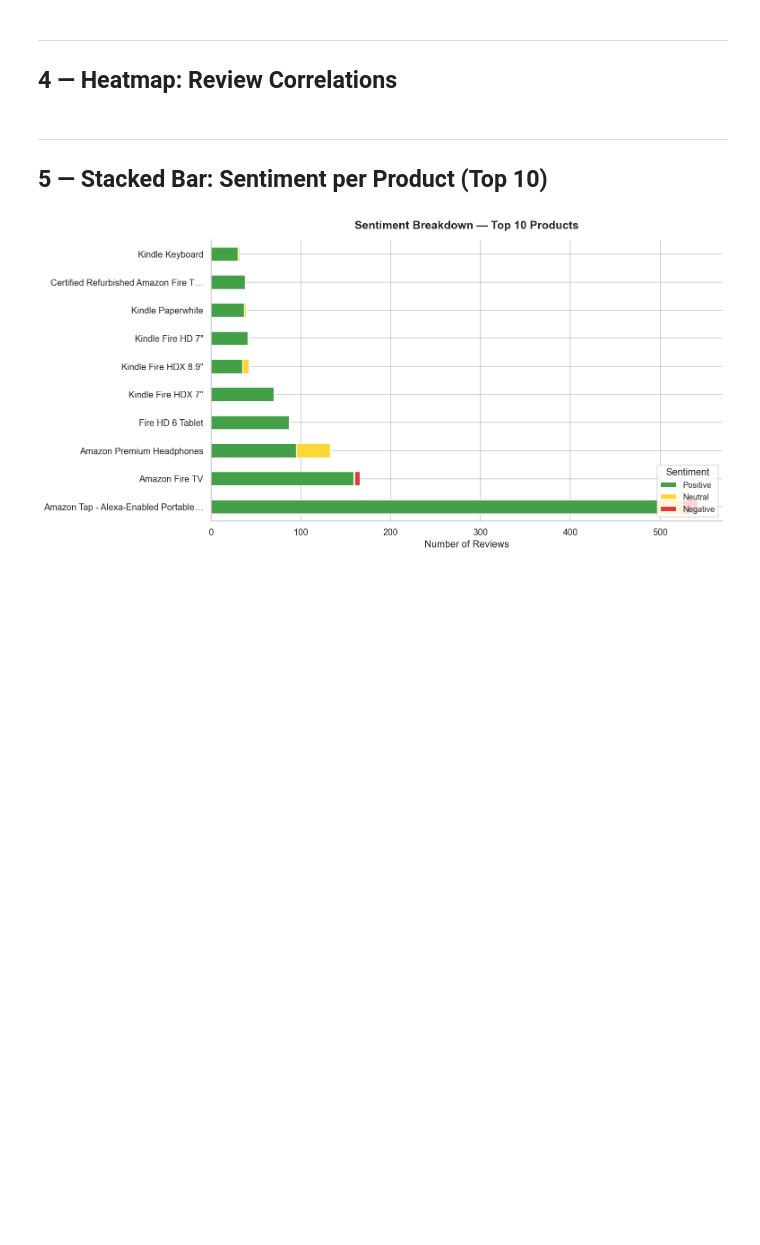
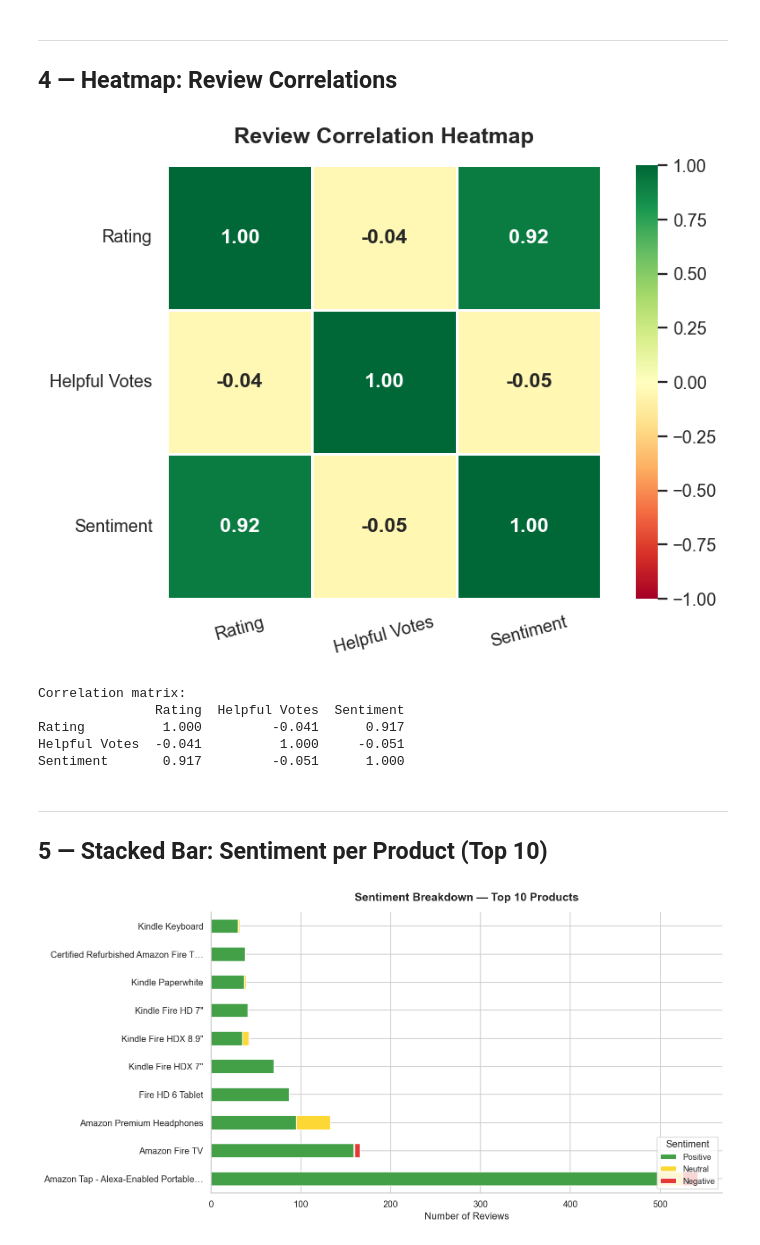
Before and after one commit to Mukund4321/Amzon_Product_review_analysis_problem_4, a Jupyter notebook: notebooks/mukund_visualizations.ipynb, the cells around one changed output. Cells and saved outputs as stored; diff of their text form; code cells hidden in the pictures; blank space fills up the shorter version.

```diff
--- a/notebooks/mukund_visualizations.ipynb
+++ b/notebooks/mukund_visualizations.ipynb
@@ -129,34 +172,50 @@ fig.show()
 ---
 ## 4 — Heatmap: Review Correlations
 # %%
+# encode sentiment as numeric for correlation
 df['sentiment_score'] = df['sentiment'].map({'Positive': 1, 'Neutral': 0, 'Negative': -1})
-df['reviews.numHelpful'] = df['reviews.numHelpful'].fillna(0)
 
-corr_df = df[['reviews.rating', 'reviews.numHelpful', 'sentiment_score', 'price_usd']].rename(columns={
-    'reviews.rating': 'Rating',
+corr_cols = {
+    'reviews.rating'  : 'Rating',
     'reviews.numHelpful': 'Helpful Votes',
-    'sentiment_score': 'Sentiment',
-    'price_usd': 'Price (USD)'
-})
+    'sentiment_score' : 'Sentiment',
+}
+corr_df = df[list(corr_cols.keys())].rename(columns=corr_cols)
 corr_matrix = corr_df.corr()
 
-fig, ax = plt.subplots(figsize=(7, 6))
+fig, ax = plt.subplots(figsize=(7, 5))
+mask = np.zeros_like(corr_matrix, dtype=bool)
+mask[np.triu_indices_from(mask)] = True   # hide upper triangle duplicates
+
 sns.heatmap(
     corr_matrix,
-    annot=True, fmt='.2f',
+    annot=True,
+    fmt='.2f',
     cmap='RdYlGn',
     vmin=-1, vmax=1,
-    linewidths=1.5, linecolor='white',
+    linewidths=1.5,
+    linecolor='white',
     square=True,
-    annot_kws={'size': 12, 'weight': 'bold'},
+    annot_kws={'size': 13, 'weight': 'bold'},
     ax=ax
 )
+
 ax.set_title('Review Correlation Heatmap', fontsize=14, fontweight='bold', pad=14)
-ax.tick_params(axis='x', labelsize=10, rotation=20)
-ax.tick_params(axis='y', labelsize=10, rotation=0)
+ax.tick_params(axis='x', labelsize=11, rotation=15)
+ax.tick_params(axis='y', labelsize=11, rotation=0)
 plt.tight_layout()
 plt.savefig('../outputs/charts/heatmap_correlations.png', dpi=150)
 plt.show()
+
+print('\nCorrelation matrix:')
+print(corr_matrix.round(3).to_string())
+# %% [output]
+[figure, added]
+Correlation matrix:
+               Rating  Helpful Votes  Sentiment
+Rating          1.000         -0.041      0.917
+Helpful Votes  -0.041          1.000     -0.051
+Sentiment       0.917         -0.051      1.000
 # %% [markdown]
 ---
 ## 5 — Stacked Bar: Sentiment per Product (Top 10)
```
Also changed, not shown: parts of 10 cells of this notebook.
